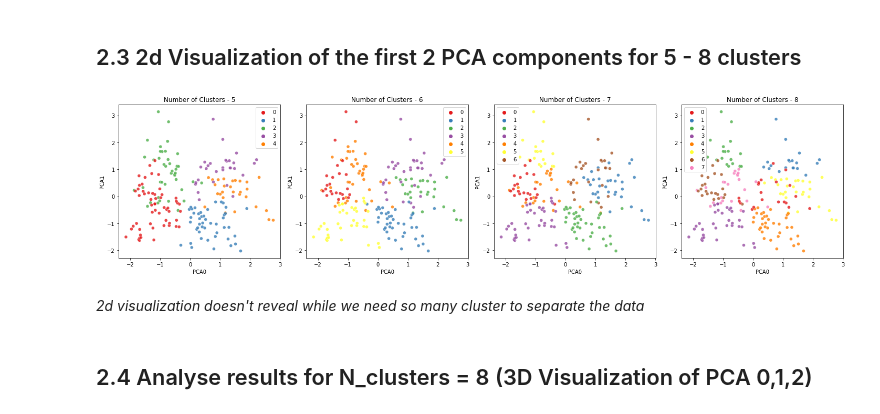
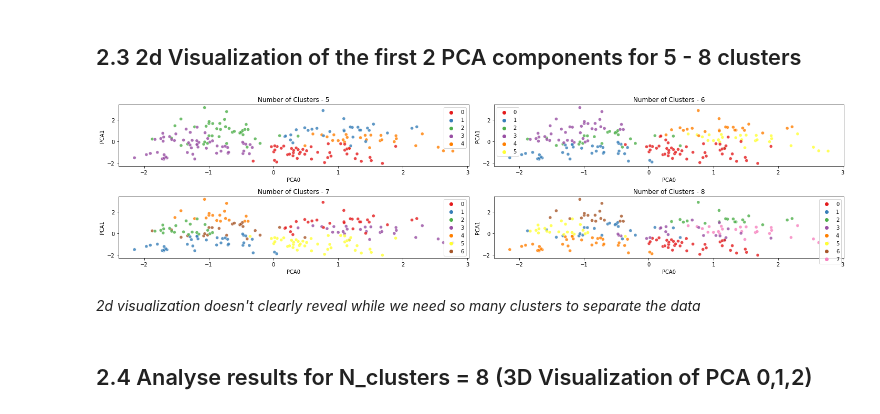
Before and after one commit to tmishinev/kaggle_notebooks, a Jupyter notebook: mcs-eda-kmeans-cluster-analysis.ipynb, the cells around one changed output. Drawn from its saved outputs; the diff is of its cells as text; code cells hidden in the pictures.

Commit message:
Kaggle Notebook | MallCustomerData-EDA-Cluster analysis | Version 15

```diff
--- a/mcs-eda-kmeans-cluster-analysis.ipynb
+++ b/mcs-eda-kmeans-cluster-analysis.ipynb
@@ -126,19 +126,19 @@ Text(0.5, 0, 'Number of Clusters')
 # %%
 plt.figure(figsize = (20,5), tight_layout = True)
 for i in range(5,9):
-    plt.subplot(1,4,i-4)
+    plt.subplot(2,2,i-4)
     clst = KMeans(n_clusters = i)
     labels = clst.fit(X_pca).labels_
     X['label'] = labels
 
     sns.scatterplot( x = X_pca[:, 0], y = X_pca[:, 1], hue = labels, palette = 'Set1', alpha = 0.8)
     plt.ylabel('PCA1')
     plt.xlabel('PCA0')
     plt.title(f'Number of Clusters - {i}')
 # %% [output]
-[figure, old version]
+[figure, new version]
 # %% [markdown]
-<i><font size = 3.5>2d visualization doesn't reveal while we need so many cluster to separate the data</font></i>
+<i><font size = 3.5>2d visualization doesn't clearly reveal while we need so many clusters to separate the data</font></i>
 # %% [markdown]
 ## 2.4 Analyse results for N_clusters = 8 (3D Visualization of PCA 0,1,2)
 # %%
```
Also changed, not shown: parts of 4 cells of this notebook.
